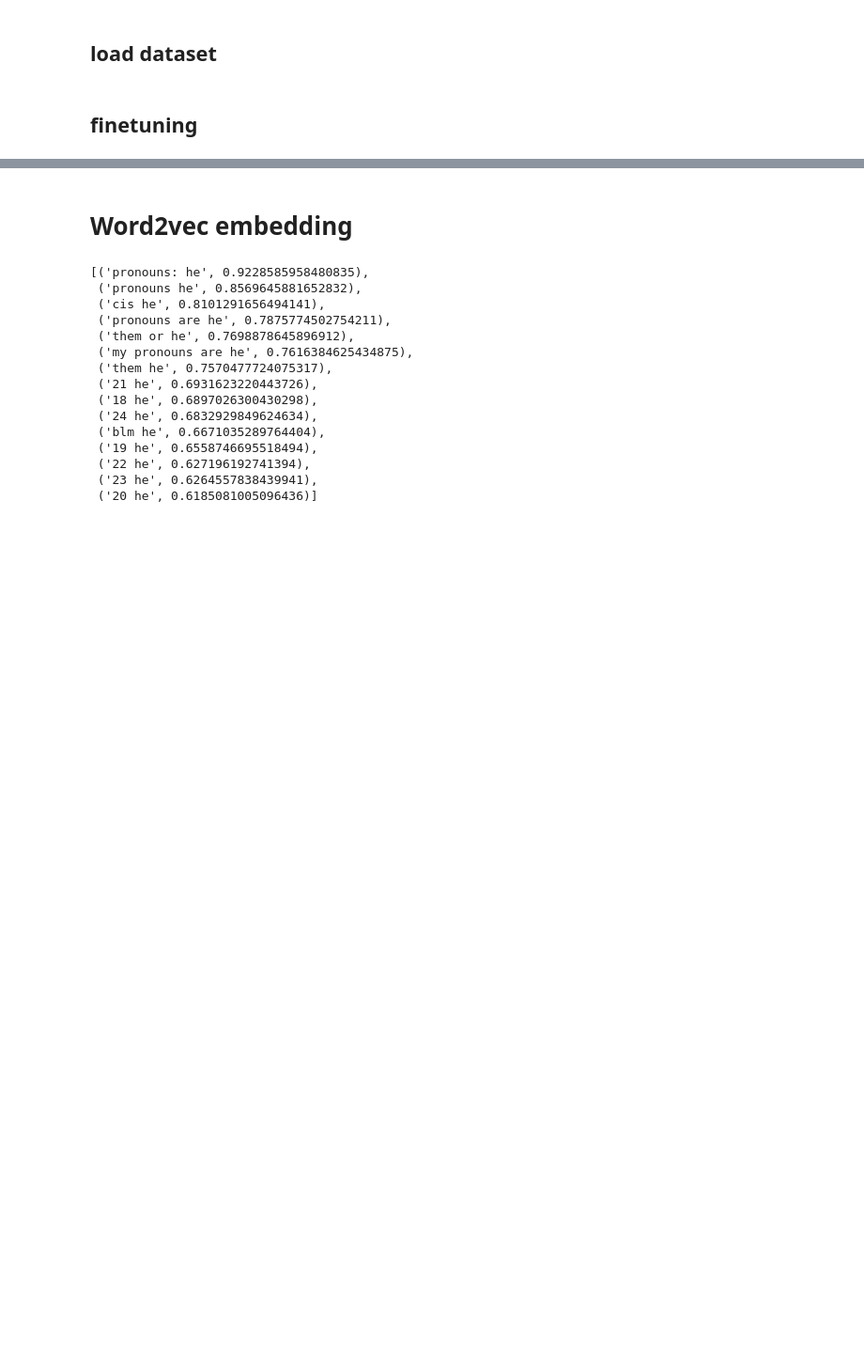
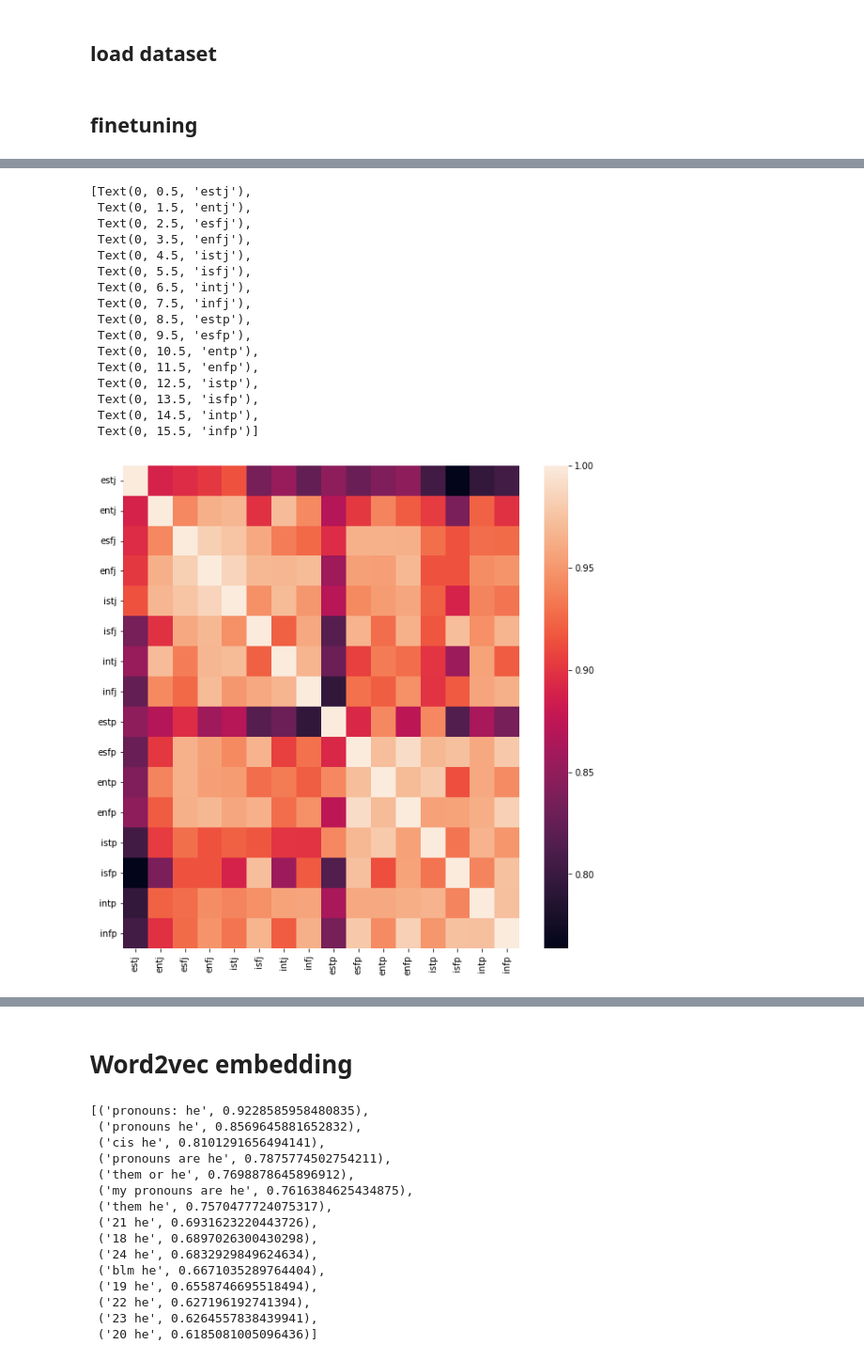
Before and after one commit to navidmdn/identity_embedding, a Jupyter notebook: pi2v.ipynb, the cells around one changed output, grey strips where cells are left out. Shown: that part at 94% size. Drawn from its saved outputs; the diff is of its cells as text; code cells hidden in the pictures; blank space fills up the shorter version.

```diff
--- a/pi2v.ipynb
+++ b/pi2v.ipynb
@@ -274,0 +235,6 @@ ValueError: not enough values to unpack (expected 2, got 1)
+# %%
+from sentence_transformers import SentenceTransformer, models
+
+model = SentenceTransformer('./models/')
+
+model
@@ -274,0 +383,35 @@ ValueError: not enough values to unpack (expected 2, got 1)
+# %%
+personalities = ['ESTJ', 'ENTJ', 'ESFJ', 'ENFJ', 'ISTJ', 'ISFJ', 'INTJ', 'INFJ', 'ESTP', 'ESFP', 'ENTP', 'ENFP', 'ISTP', 'ISFP', 'INTP', 'INFP']
+personalities = [p.lower() for p in personalities]
+
+pers_emb = model.encode(personalities, convert_to_tensor=True)
+pers_emb_base = base_model.encode(personalities, convert_to_tensor=True)
+
+base_cosine_scores = util.cos_sim(pers_emb_base, pers_emb_base).detach().cpu().numpy()
+cosine_scores = util.cos_sim(pers_emb, pers_emb).detach().cpu().numpy()
+# %%
+plt.figure(figsize=(10,10))
+ax = sns.heatmap(cosine_scores)
+ax.set_xticklabels(personalities, rotation=90)
+ax.set_yticklabels(personalities, rotation=0)
+
+# plt.xticks(ticks=personalities)
+# plt.yticks(ticks=personalities)
+# %% [output]
+[Text(0, 0.5, 'estj'),
+ Text(0, 1.5, 'entj'),
+ Text(0, 2.5, 'esfj'),
+ Text(0, 3.5, 'enfj'),
+ Text(0, 4.5, 'istj'),
+ Text(0, 5.5, 'isfj'),
+ Text(0, 6.5, 'intj'),
+ Text(0, 7.5, 'infj'),
+ Text(0, 8.5, 'estp'),
+ Text(0, 9.5, 'esfp'),
+ Text(0, 10.5, 'entp'),
+ Text(0, 11.5, 'enfp'),
+ Text(0, 12.5, 'istp'),
+ Text(0, 13.5, 'isfp'),
+ Text(0, 14.5, 'intp'),
+ Text(0, 15.5, 'infp')]
+[figure, added]
```
Also changed, not shown: parts of 41 cells of this notebook, 1 other file.
